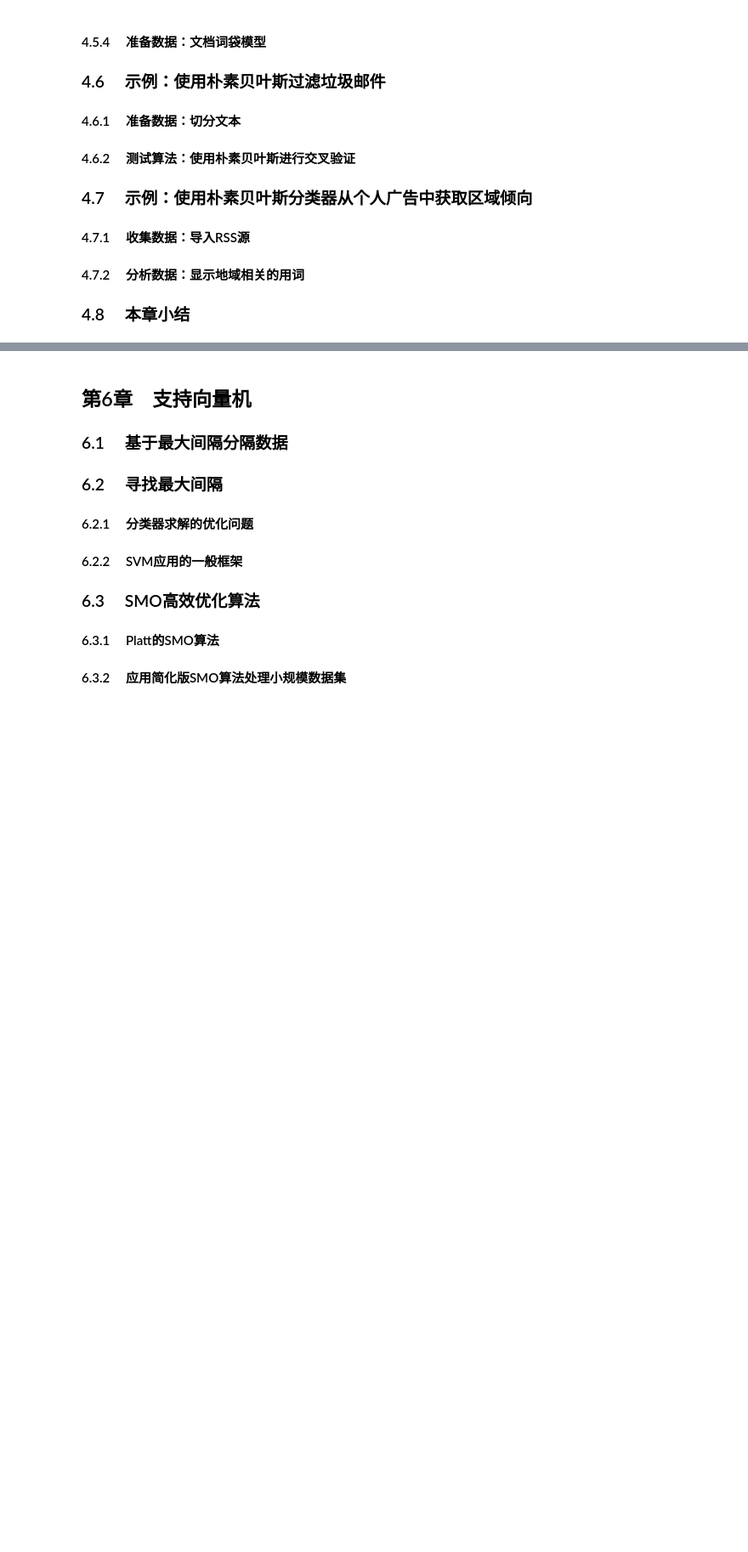
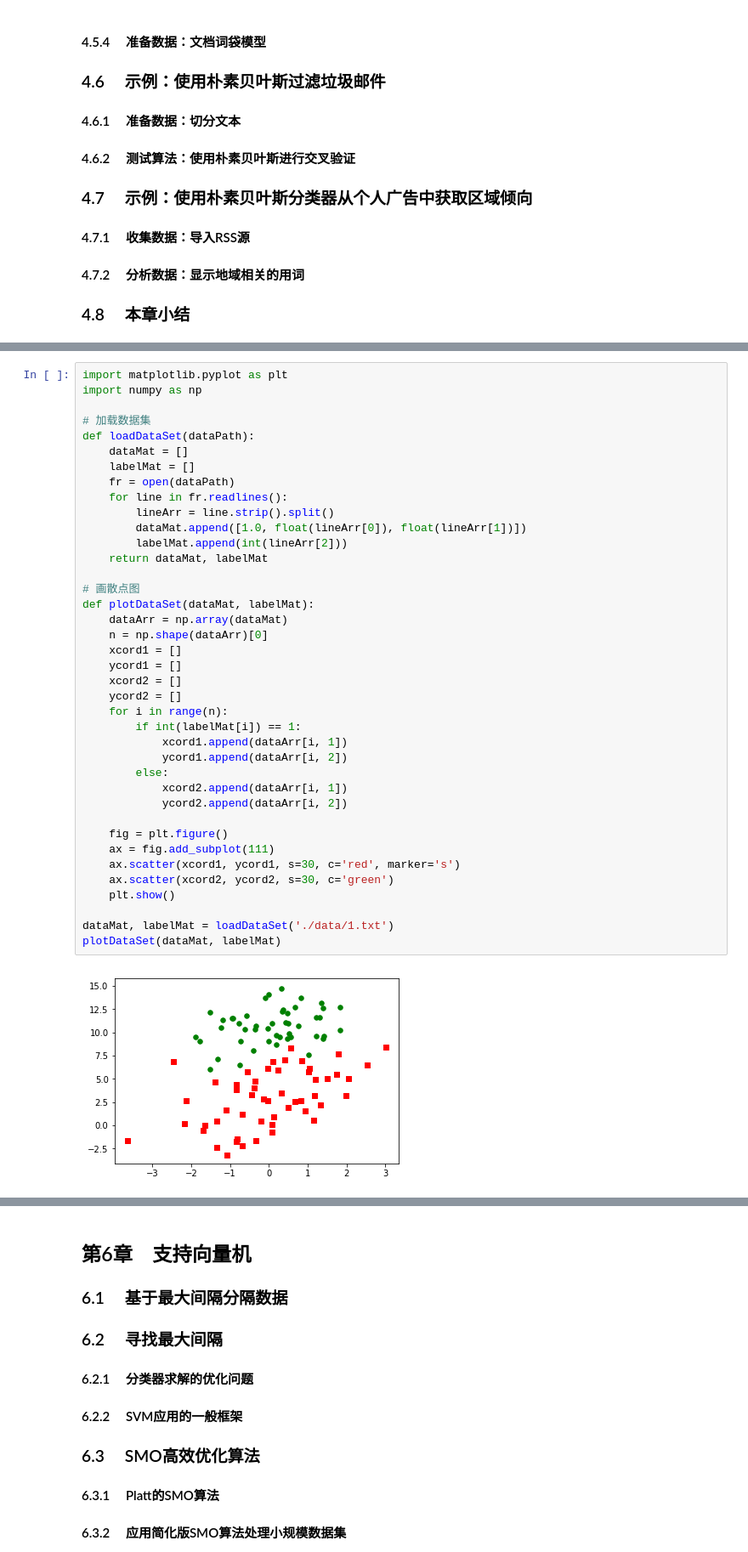
Before and after one commit to aneasystone/ml-notes, a Jupyter notebook: 其他资料/书籍/04. 机器学习实战.Peter Harrington.ipynb, the cells around one changed output, grey strips where cells are left out. Shown at 85% size. Drawn from its saved outputs; the diff is of its cells as text; blank space fills up the shorter version.

```diff
--- a/其他资料/书籍/04. 机器学习实战.Peter Harrington.ipynb
+++ b/其他资料/书籍/04. 机器学习实战.Peter Harrington.ipynb
@@ -98,0 +97,41 @@ $$
+# %%
+import matplotlib.pyplot as plt
+import numpy as np
+
+# 加载数据集
+def loadDataSet(dataPath):
+    dataMat = []
+    labelMat = []
+    fr = open(dataPath)
+    for line in fr.readlines():
+        lineArr = line.strip().split()
+        dataMat.append([1.0, float(lineArr[0]), float(lineArr[1])])
+        labelMat.append(int(lineArr[2]))
+    return dataMat, labelMat
+
+# 画散点图
+def plotDataSet(dataMat, labelMat):
+    dataArr = np.array(dataMat)
+    n = np.shape(dataArr)[0]
+    xcord1 = []
+    ycord1 = []
+    xcord2 = []
+    ycord2 = []
+    for i in range(n):
+        if int(labelMat[i]) == 1:
+            xcord1.append(dataArr[i, 1])
+            ycord1.append(dataArr[i, 2])
+        else:
+            xcord2.append(dataArr[i, 1])
+            ycord2.append(dataArr[i, 2])
+
+    fig = plt.figure()
+    ax = fig.add_subplot(111)
+    ax.scatter(xcord1, ycord1, s=30, c='red', marker='s')
+    ax.scatter(xcord2, ycord2, s=30, c='green')
+    plt.show()
+
+dataMat, labelMat = loadDataSet('./data/1.txt')
+plotDataSet(dataMat, labelMat)
+# %% [output]
+[figure, added]
```
Also changed, not shown: parts of 9 cells of this notebook, 1 other file.
